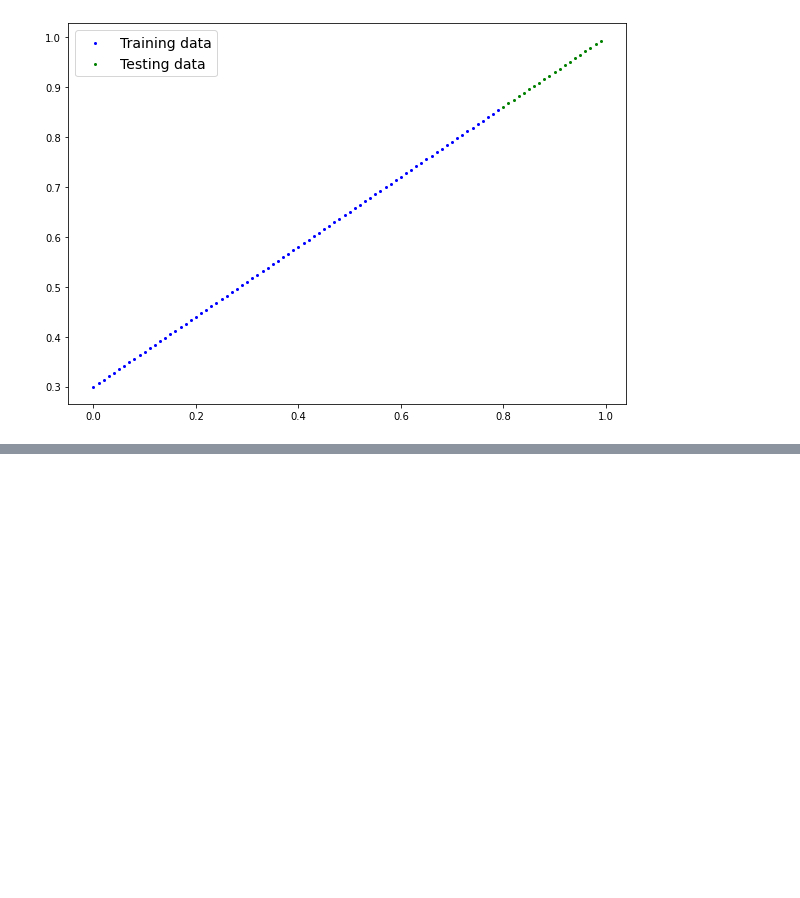
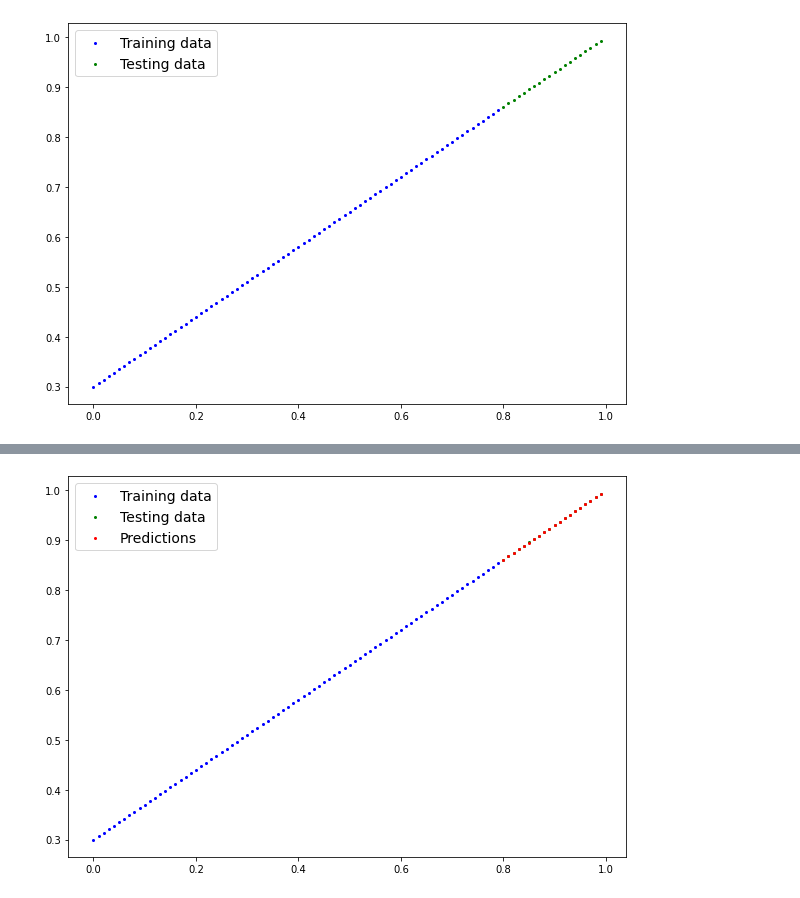
Before and after one commit to satvikpendem/ZeroToMasteryPyTorchForDeepLearning, a Jupyter notebook: 00_pytorch_fundamentals.ipynb, the cells around one changed output, grey strips where cells are left out. Saved outputs shown, nothing was run; the diff lists cells and outputs as text; code cells hidden in the pictures; blank space fills up the shorter version.

```diff
--- a/00_pytorch_fundamentals.ipynb
+++ b/00_pytorch_fundamentals.ipynb
@@ -87,0 +99,45 @@ class LinearRegressionModel(nn.Module):
+# %%
+# Set up loss function
+loss_fn = nn.MSELoss()
+
+# Set up optimizer
+optimizer = torch.optim.SGD(params = model_0.parameters(), lr = 0.01)
+# %%
+# Train
+epochs = 10000
+
+losses = []
+
+for epoch in range(epochs):
+
+  # Set model to training mode
+  model_0.train()
+
+  # Forward pass
+  y_pred = model_0(X_train)
+
+  # Calculate loss
+  loss = loss_fn(y_pred, y_train)
+
+  losses.append(loss.detach().numpy())
+
+  # Optimizer zero grad
+  # Make optimizer's gradient to be zero so as to not accumulate gradient
+  # in each loop
+  optimizer.zero_grad()
+
+  # Perform backpropagation
+  loss.backward()
+
+  # Perform gradient descent
+  optimizer.step()
+
+  model_0.eval()
+# %%
+# Inference with no training done
+with torch.inference_mode():
+  predictions = model_0(X_test)
+
+plot_predictions(predictions = predictions)
+# %% [output]
+[figure, added]
```
Also changed, not shown: parts of 5 cells of this notebook.
